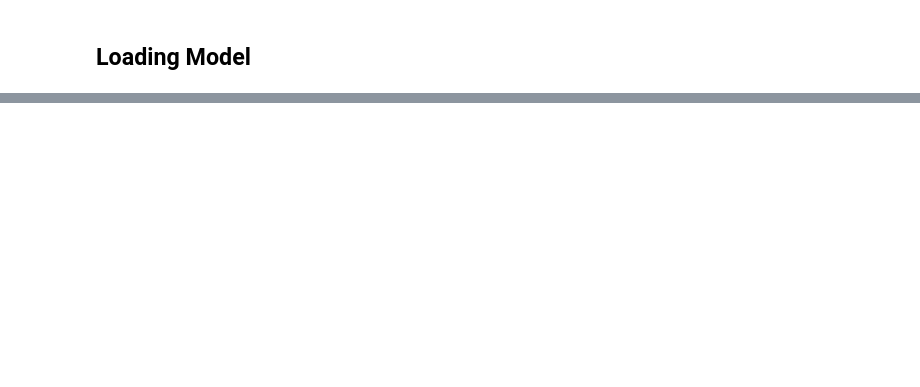
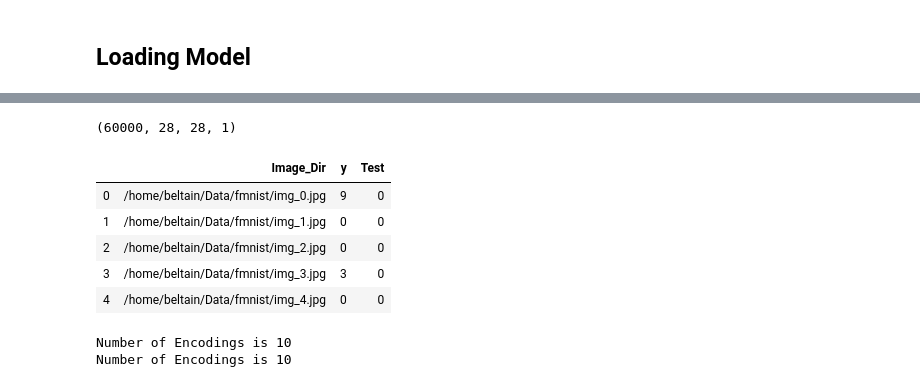
Before and after one commit to DuckieNukeEm/Kaggle_HWGrapheme, a Jupyter notebook: Python/MobileNetV2-T1.ipynb, the cells around one changed output, grey strips where cells are left out. Drawn from its saved outputs; the diff is of its cells as text; code cells hidden in the pictures; blank space fills up the shorter version.

```diff
--- a/Python/MobileNetV2-T1.ipynb
+++ b/Python/MobileNetV2-T1.ipynb
@@ -582,0 +551,4 @@ array([[ 0.8660254 , -0.5       ,  3.16987298],
+# %%
+TT = mnist.load_data()
+# %%
+DIR = '/home/beltain/Data/fmnist'
@@ -582,0 +557,25 @@ array([[ 0.8660254 , -0.5       ,  3.16987298],
+# %%
+np.expand_dims(training_images,3).shape
+# %% [output]
+(60000, 28, 28, 1)
+# %%
+TEST_LIST = [None] * 10000
+for i in range(10000):
+    SAVE_DIR = DIR + '/img_Test' + str(i) + '.jpg'
+    cv2.imwrite(SAVE_DIR, TT[1][0][i])
+    TEST_LIST[i] = SAVE_DIR
+# %%
+train_df  = pd.DataFrame(list(zip(SAVE_LIST, TT[0][1])), columns = ['Image_Dir','y'] )
+train_df['Test'] = 0
+test_df = pd.DataFrame(list(zip(TEST_LIST, TT[1][1])), columns = ['Image_Dir','y'] )
+test_df['Test'] = 1
+# %%
+FINAL_df = pd.concat([train_df, test_df])
+FINAL_df.head()
+# %% [output]
+|  | Image_Dir | y | Test |
+| 0 | /home/beltain/Data/fmnist/img_0.jpg | 9 | 0 |
+| 1 | /home/beltain/Data/fmnist/img_1.jpg | 0 | 0 |
+| 2 | /home/beltain/Data/fmnist/img_2.jpg | 0 | 0 |
+| 3 | /home/beltain/Data/fmnist/img_3.jpg | 3 | 0 |
+| 4 | /home/beltain/Data/fmnist/img_4.jpg | 0 | 0 |
@@ -582,0 +586,29 @@ array([[ 0.8660254 , -0.5       ,  3.16987298],
+# %%
+Gen_Train_fm = DataGenerator(
+                csv_file = FINAL_df[FINAL_df.Test == 0],
+                 y_var = 'y',
+                 to_fit=True,
+                 batch_size=128,
+                 dim = (28,28),
+                 channels = 1,
+                 vertical_flip = 0.5,
+                 horizontal_flip = 0.5,
+                 rotate = (.10,90), #PRob, max roatioan
+                 shear = (0,0), # prob, max_shear
+                 shuffle=True)
+
+Gen_Val_fm = DataGenerator(
+                csv_file = FINAL_df[FINAL_df.Test == 1],
+                 y_var = 'y',
+                 to_fit=True,
+                 batch_size=32,
+                 dim = (28,28),
+                 channels = 1,
+                 vertical_flip = 0,
+                 horizontal_flip = 0,
+                 rotate = (0,0), #Prob, max roatioan
+                 shear = (0,0), # prob, max_shear
+                 shuffle=True)
+# %% [output]
+Number of Encodings is 10
+Number of Encodings is 10
```
Also changed, not shown: parts of 40 cells of this notebook, 3 other files.
